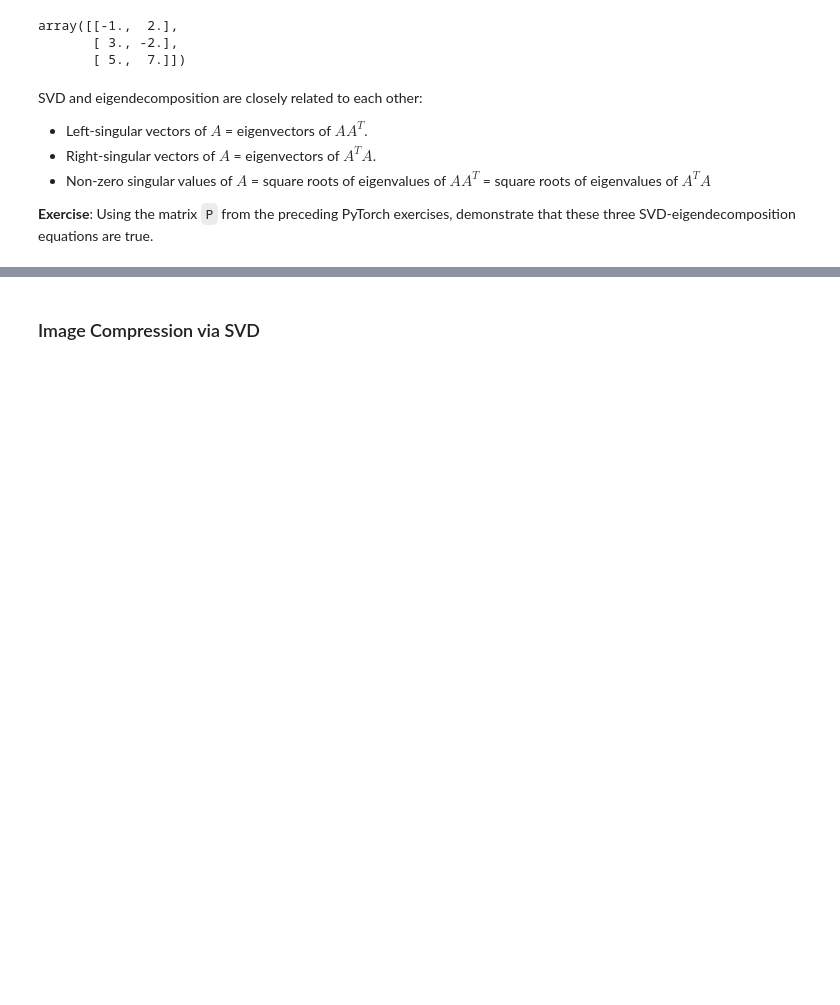
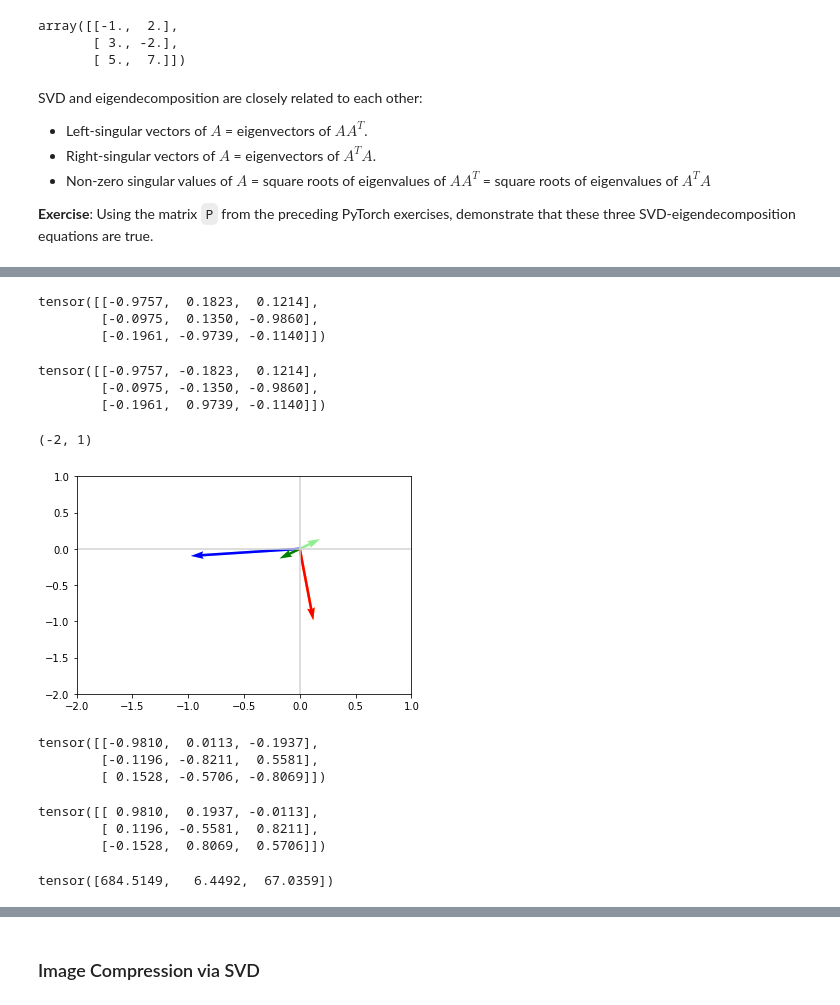
Before and after one commit to Samsu-786/Foundation, a Jupyter notebook: notebooks/2-linear-algebra-ii.ipynb, the cells around one changed output, grey strips where cells are left out. Saved outputs shown, nothing was run; the diff lists cells and outputs as text; code cells hidden in the pictures; blank space fills up the shorter version.

```diff
--- a/notebooks/2-linear-algebra-ii.ipynb
+++ b/notebooks/2-linear-algebra-ii.ipynb
@@ -1153,0 +1366,2 @@ SVD and eigendecomposition are closely related to each other:
+# %%
+P_LSV, P_D, P_RSV = torch.linalg.svd(P)
@@ -1153,0 +1384,29 @@ SVD and eigendecomposition are closely related to each other:
+# %%
+P_PT = torch.matmul(P,P.T)
+# %%
+P_PT_lamb , P_PT_V = torch.linalg.eig(P_PT)
+# %%
+P_PT_V = P_PT_V.float()
+# %%
+# TO Prove first Eqn, LSV of matrix = Eig vections of Matrix * Matrix.T
+
+P_LSV
+# %% [output]
+tensor([[-0.9757,  0.1823,  0.1214],
+        [-0.0975,  0.1350, -0.9860],
+        [-0.1961, -0.9739, -0.1140]])
+# %%
+P_PT_V
+# %% [output]
+tensor([[-0.9757, -0.1823,  0.1214],
+        [-0.0975, -0.1350, -0.9860],
+        [-0.1961,  0.9739, -0.1140]])
+# %%
+plot_vectors([vectorfy(P_LSV, 0), vectorfy(P_LSV, 1), vectorfy(P_LSV, 2),vectorfy(P_PT_V, 0), vectorfy(P_PT_V, 1), vectorfy(P_PT_V, 2)],
+            ['lightblue', 'lightgreen','Orange', 'blue', 'green','red'])
+
+plt.xlim([-2,1])
+plt.ylim([-2,1])
+# %% [output]
+(-2, 1)
+[figure, added]
@@ -1153,0 +1417,16 @@ SVD and eigendecomposition are closely related to each other:
+# %%
+P_RSV.T
+# %% [output]
+tensor([[-0.9810,  0.0113, -0.1937],
+        [-0.1196, -0.8211,  0.5581],
+        [ 0.1528, -0.5706, -0.8069]])
+# %%
+PT_P_V.float()
+# %% [output]
+tensor([[ 0.9810,  0.1937, -0.0113],
+        [ 0.1196, -0.5581,  0.8211],
+        [-0.1528,  0.8069,  0.5706]])
+# %%
+PT_P_Lamb.float()
+# %% [output]
+tensor([684.5149,   6.4492,  67.0359])
```
Also changed, not shown: parts of 102 cells of this notebook, 2 other files.
